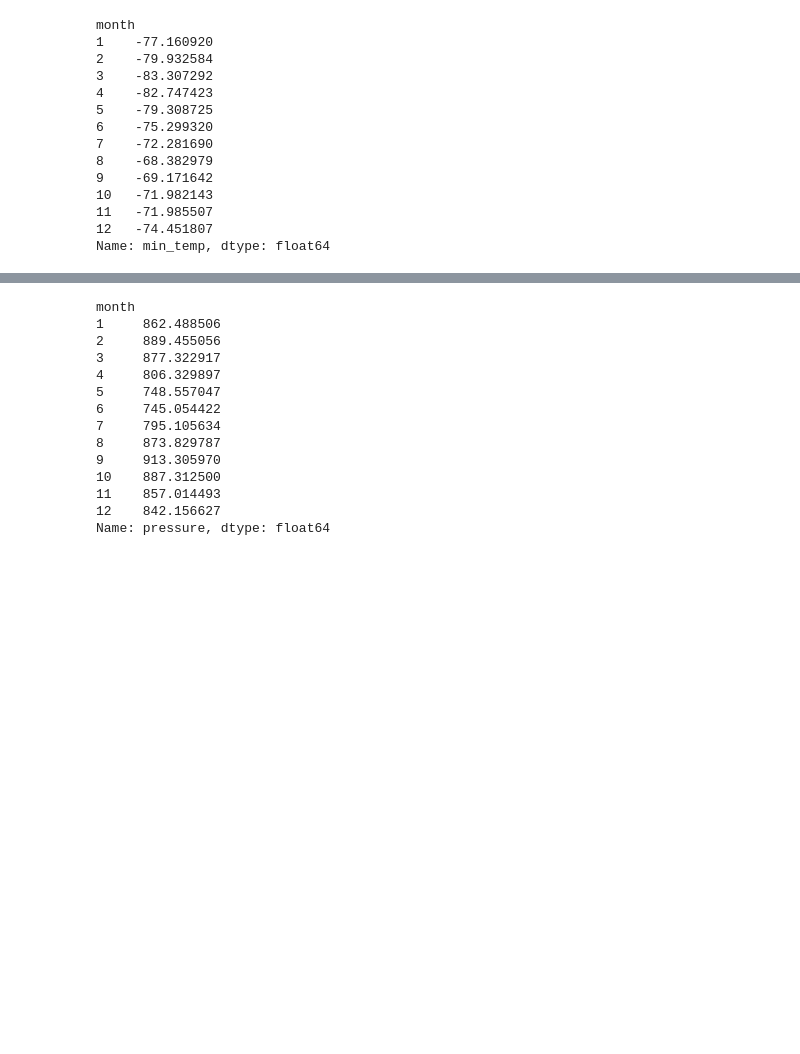
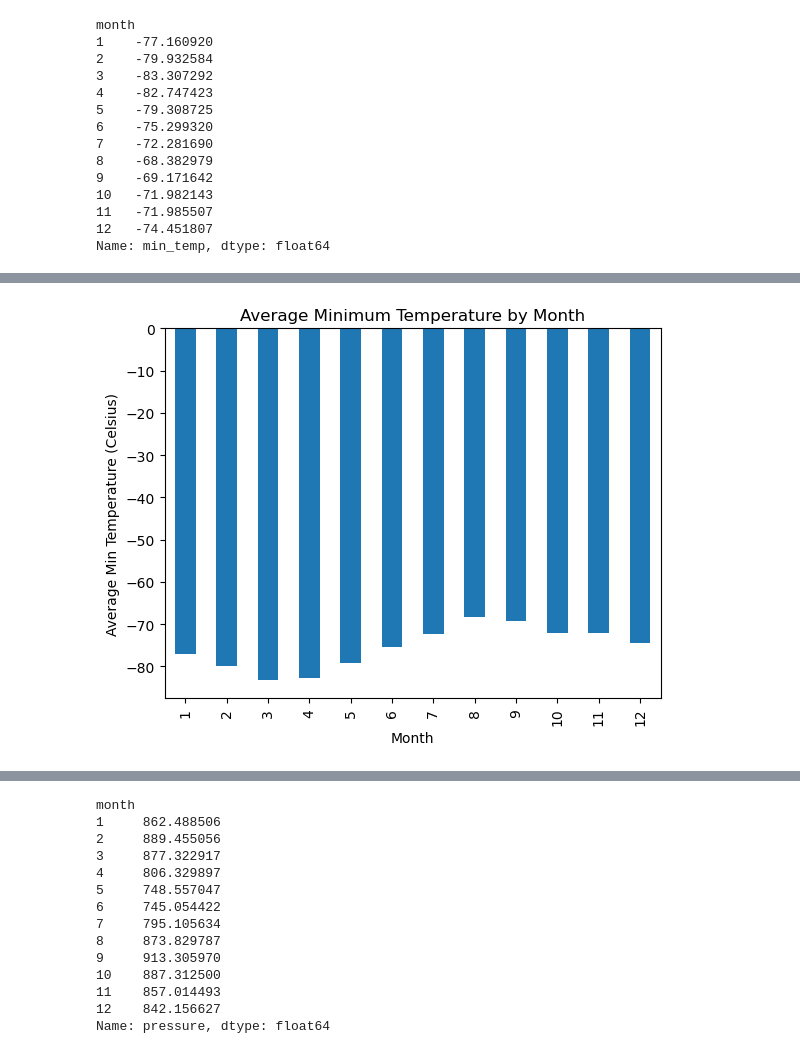
Before and after one commit to chmccormick/data_collection_challenge, a Jupyter notebook: part_2_mars_weather.ipynb, the cells around one changed output, grey strips where cells are left out. Cells and saved outputs as stored; diff of their text form; code cells hidden in the pictures; blank space fills up the shorter version.

```diff
--- a/part_2_mars_weather.ipynb
+++ b/part_2_mars_weather.ipynb
@@ -232,0 +236,13 @@ Name: min_temp, dtype: float64
+# %%
+# Plot the average temperature by month
+average_min_temp_by_month.plot(kind='bar')
+
+# Set the title and labels
+plt.title('Average Minimum Temperature by Month')
+plt.xlabel('Month')
+plt.ylabel('Average Min Temperature (Celsius)')
+
+# Show the plot
+plt.show()
+# %% [output]
+[figure, added]
```
Also changed, not shown: parts of 14 cells of this notebook, 1 other file.
